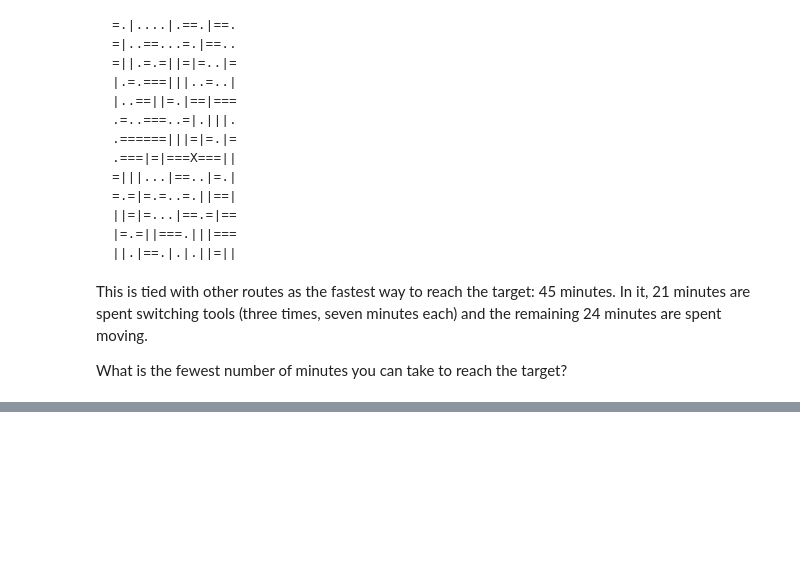
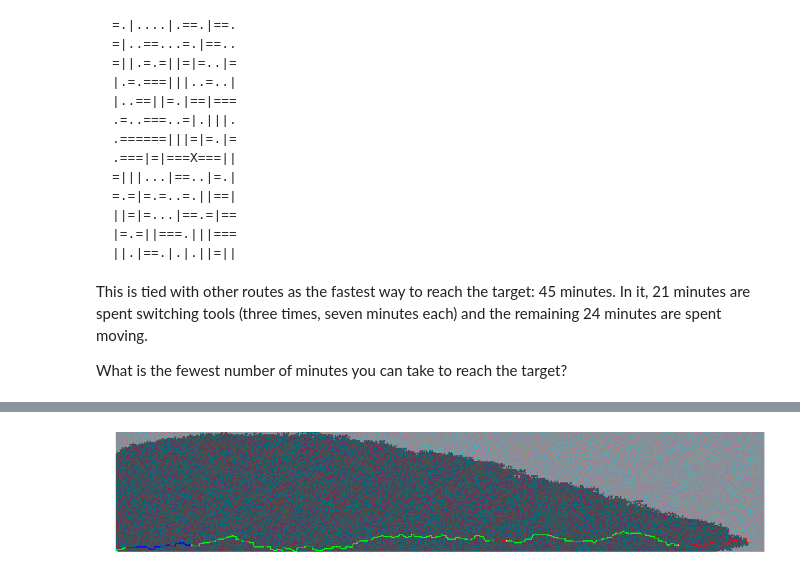
Before and after one commit to MarkNOakden/AdventOfCode, a Jupyter notebook: 18/22/Day 22 - Mode Maze.ipynb, the cells around one changed output, grey strips where cells are left out. Saved outputs shown, nothing was run; the diff lists cells and outputs as text; code cells hidden in the pictures; blank space fills up the shorter version.

```diff
--- a/18/22/Day 22 - Mode Maze.ipynb
+++ b/18/22/Day 22 - Mode Maze.ipynb
@@ -578,0 +716,35 @@ part2.neighbours(3 + 4*1j)
+# %%
+bb = part2.boundingbox()
+part2.calculate(bb)
+bbx = int(bb.real)
+bby = int(bb.imag)
+# %%
+arr = np.zeros((bbx, bby, 4), dtype=np.int)
+# %%
+mapcolours = [(0x51, 0x50, 0x41, 0xff), (0x00, 0x70, 0x80, 0xff), (0x6d, 0x2f, 0x5a, 0xff)] # rocky, wet, narrow
+toolcolours = [(0xff, 0, 0, 0xff), (0, 0xff, 0, 0xff), (0, 0, 0xff, 0xff)] # torch, climbing gear, neither
+changecolour = (0xff, 0xff, 0xff, 0xff)
+# %%
+# background map colouring
+for x in range(bbx):
+    for y in range(bby):
+        colour = mapcolours[RWN.index(str(part2.regions[x + y * 1j]))]
+        arr[x, y] = colour
+        if (x + y * 1j) not in coords:
+            arr[x, y, 3] = 0xa0
+
+last_tool = path[0].tool
+for step in path:
+    x = int(step.loc.real)
+    y = int(step.loc.imag)
+    arr[x, y] = toolcolours[TOOLS.index(step.tool)]
+    if step.tool != last_tool:
+        arr[x, y] = changecolour
+        last_tool = step.tool
+# %%
+fig, ax = plt.subplots(figsize=(20, bbx*20/bby))
+ax.imshow(arr, origin='lower')
+plt.axis('off')
+plt.savefig('path.png')
+# %% [output]
+[figure, added]
```
Also changed, not shown: parts of 22 cells of this notebook, 2 other files.
